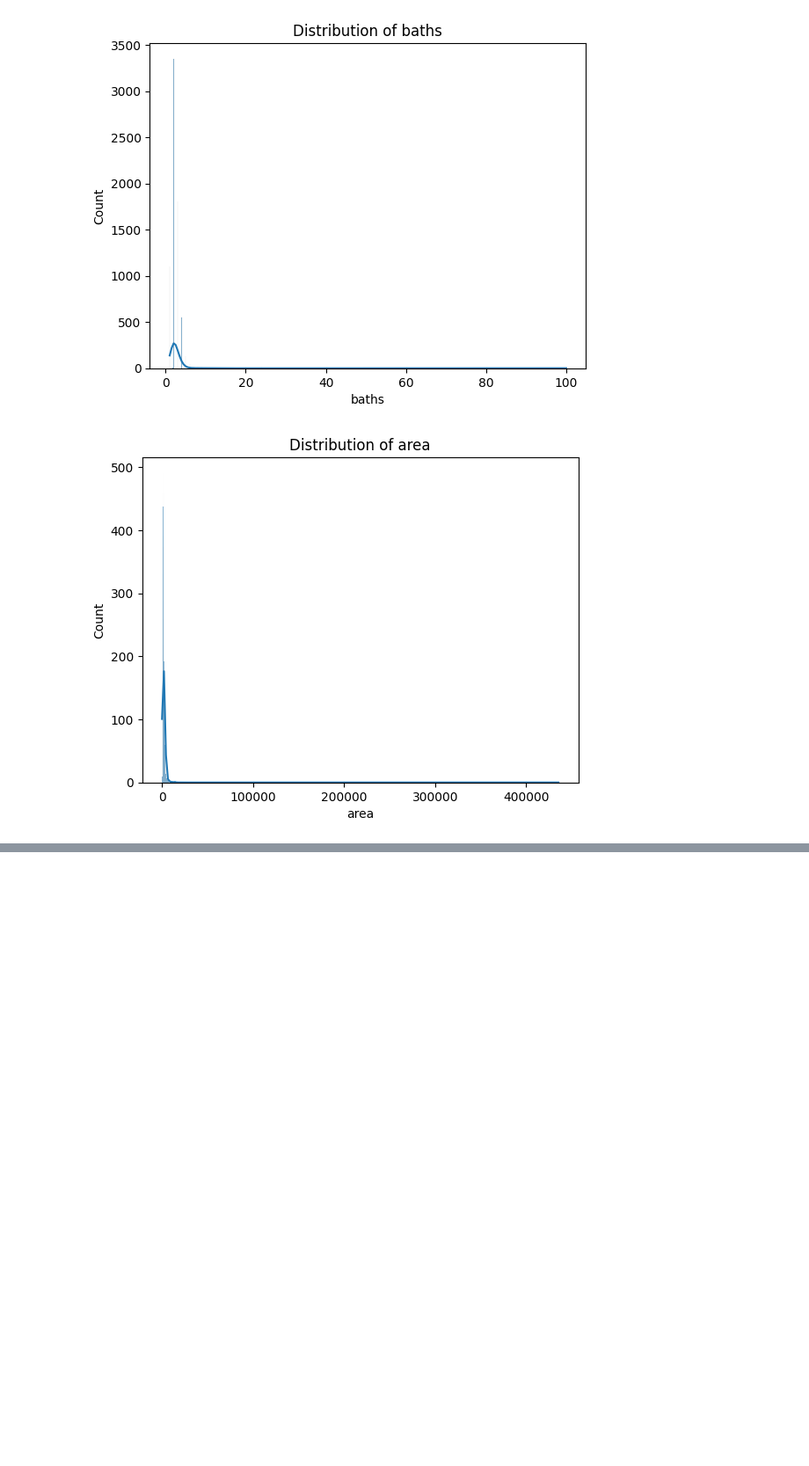
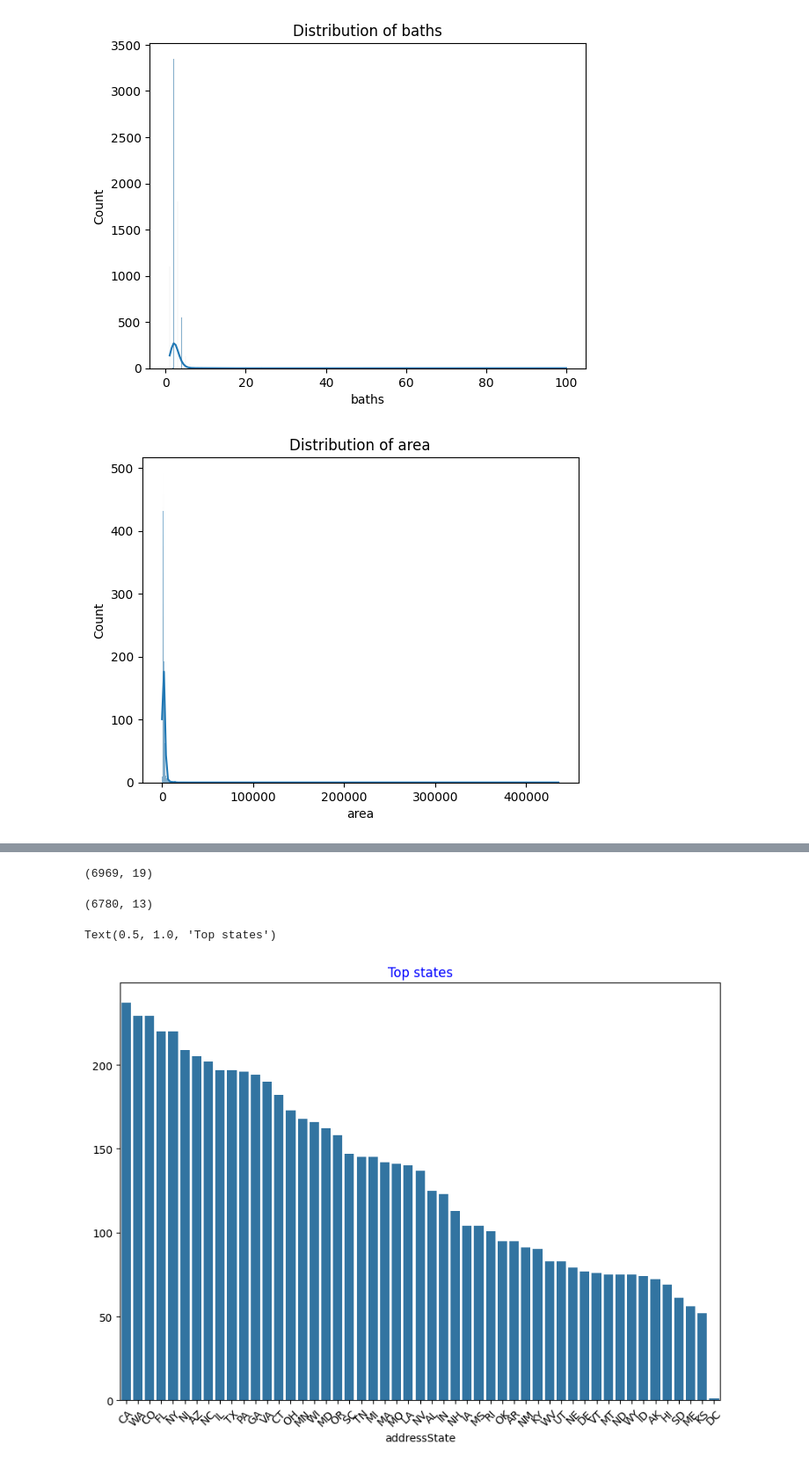
Before and after one commit to Stephkd123/Portfolio-Projects, a Jupyter notebook: Data ETL/house_std.ipynb, the cells around one changed output, grey strips where cells are left out. Shown at 88% size. Cells and saved outputs as stored; diff of their text form; code cells hidden in the pictures; blank space fills up the shorter version.

Commit message:
addition of most recent house ML notebook

```diff
--- a/Data ETL/house_std.ipynb
+++ b/Data ETL/house_std.ipynb
@@ -472,0 +427,2 @@ print(fun.metadata(df_2)) # final data distribution
+# %%
+new_df = df_2.copy()
@@ -472,0 +431,2 @@ print(fun.metadata(df_2)) # final data distribution
+# %%
+new_df= new_df.drop(['variableDataText', 'variableDataText', 'addressStreet', 'addressCity','hasAdditionalAttributions', 'list', 'relaxed' ], axis=1)
@@ -472,0 +442,21 @@ print(fun.metadata(df_2)) # final data distribution
+# %%
+new_df.drop_duplicates(inplace= True) #dropping all duplicates
+# %%
+new_df = new_df[new_df['unformattedPrice'] != 0]
+# %%
+df_2.shape
+# %% [output]
+(6969, 19)
+# %%
+print(new_df.shape)
+# %% [output]
+(6780, 13)
+# %%
+top = new_df['addressState'].value_counts()
+plt.figure(figsize=(10,7))
+sns.barplot(x=top.index,y=top.values)
+plt.xticks(rotation=45)
+plt.title('Top states',color = 'blue')
+# %% [output]
+Text(0.5, 1.0, 'Top states')
+[figure, added]
```
Also changed, not shown: parts of 114 cells of this notebook.
